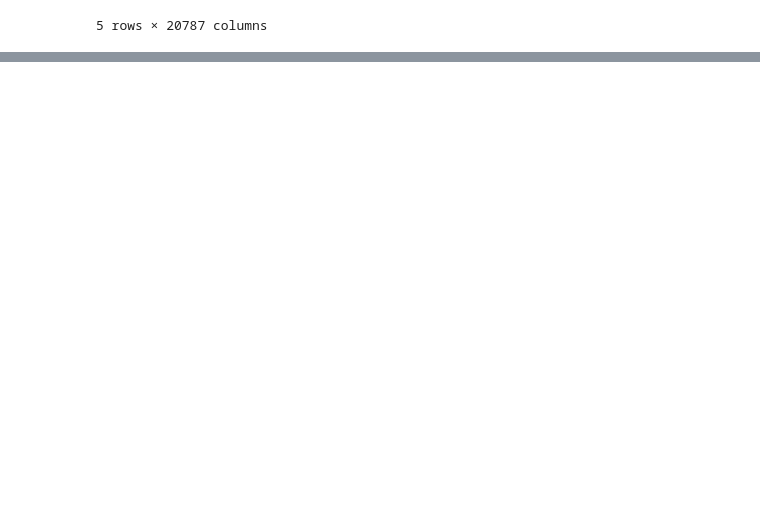
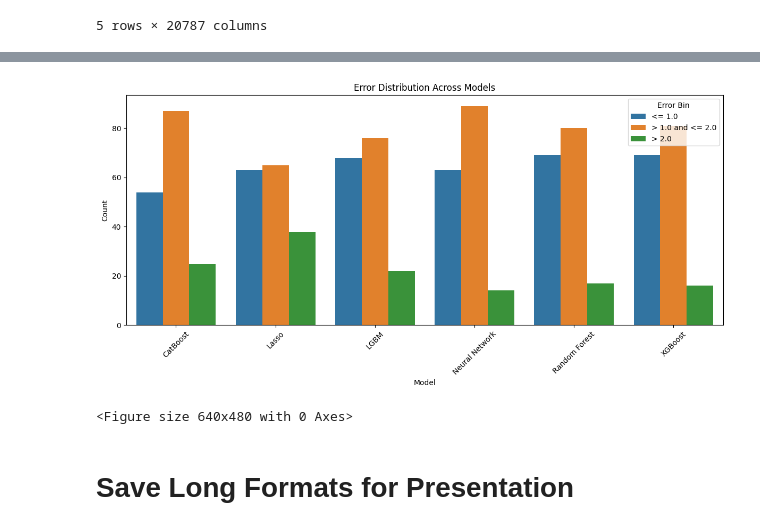
Before and after one commit to BCCDC-DSI/RADD, a Jupyter notebook: workflows/part2_version2/error_bins_eda.ipynb, the cells around one changed output, grey strips where cells are left out. Saved outputs shown, nothing was run; the diff lists cells and outputs as text; code cells hidden in the pictures; blank space fills up the shorter version.

```diff
--- a/workflows/part2_version2/error_bins_eda.ipynb
+++ b/workflows/part2_version2/error_bins_eda.ipynb
@@ -248,3 +249,5 @@ combined_bccdc_df.head()
+# %%
+norm_X = processor.transform(combined_bccdc_df)
 # %%
 combined_x500r_df.head()
 # %% [output]
@@ -262,0 +282,5 @@ ValueError: X has 16848 features, but RandomForestRegressor is expecting 20787 f
+# %%
+bccdc_col_names = []
+for i,name in enumerate(model_names):
+    bccdc_col_names.append(name + '_prediction')
+    bccdc_df[name + '_prediction'] = all_models[i].predict(norm_X)
@@ -262,0 +290,8 @@ ValueError: X has 16848 features, but RandomForestRegressor is expecting 20787 f
+# %%
+bccdc_plot_df = make_error_bins(bccdc_df)
+error_bin_plots(bccdc_plot_df, 'Figures', 'error_bccdc_plots.png')
+# %% [output]
+[figure, added]
+<Figure size 640x480 with 0 Axes>
+# %% [markdown]
+# Save Long Formats for Presentation
```
Also changed, not shown: parts of 9 cells of this notebook, 8 other files.
